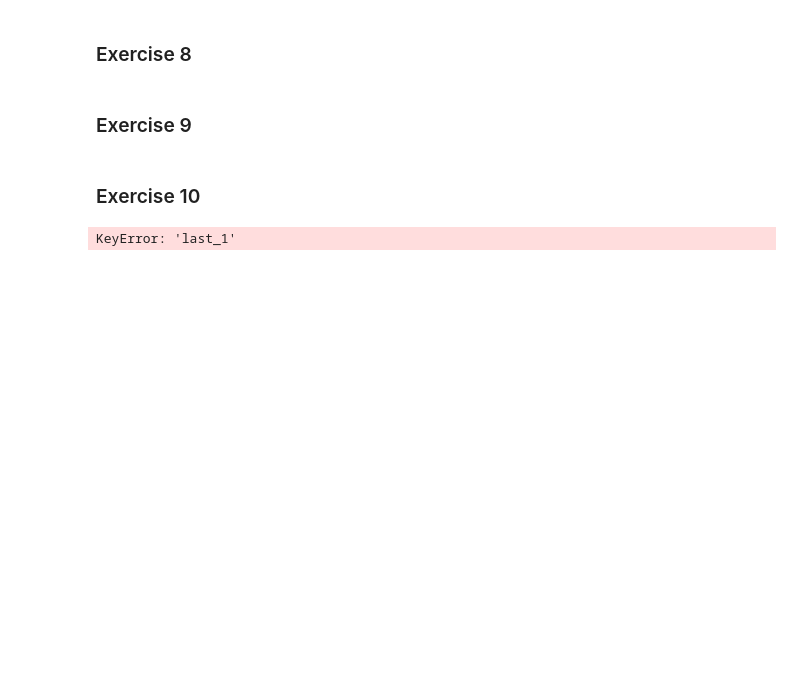
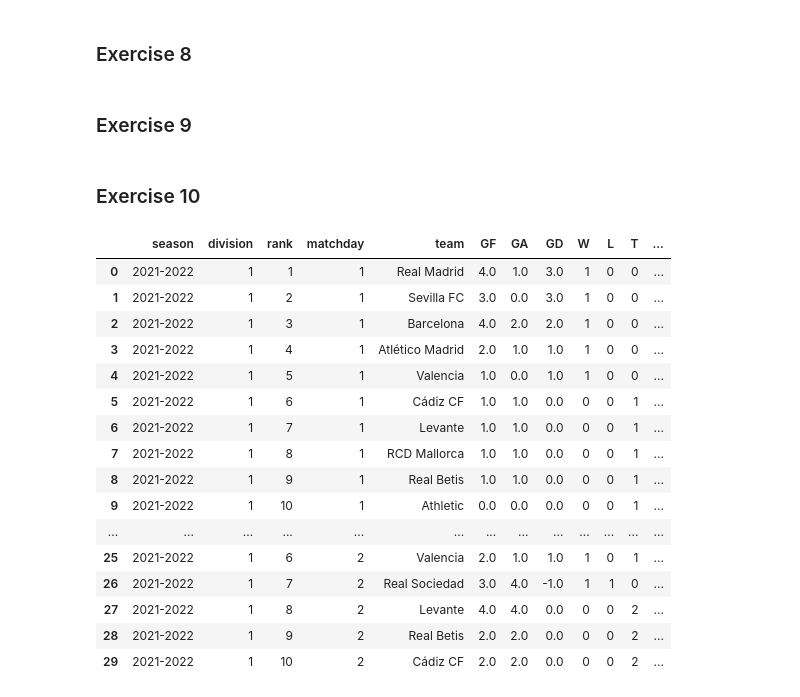
Before and after one commit to coders-unidas/la-quiniela, a Jupyter notebook: analysis/data_analysis.ipynb, the cells around one changed output. Saved outputs shown, nothing was run; the diff lists cells and outputs as text; code cells hidden in the pictures; blank space fills up the shorter version.

```diff
--- a/analysis/data_analysis.ipynb
+++ b/analysis/data_analysis.ipynb
@@ -502,46 +481,56 @@ def custom_agg_func5(group):
 # %%
 df_class_home['W_safe'] = np.where(df_class_home['Winner'] == 1 , 1 ,0)
 df_class_home['L_safe'] = np.where(df_class_home['Winner'] == 0 , 1 ,0)
 df_class_home['T_safe'] = np.where(df_class_home['Winner'] == -1 , 1 ,0)
 
 df_class_away['W_safe'] = np.where(df_class_away['Winner'] == 0 , 1 ,0)
 df_class_away['L_safe'] = np.where(df_class_away['Winner'] == 1 , 1 ,0)
 df_class_away['T_safe'] = np.where(df_class_away['Winner'] == -1 , 1 ,0)
 
 df_class_away.rename(columns={'away_team':'team'}, inplace=True)
 df_class_home.rename(columns={'home_team':'team'}, inplace=True)
 df_classifiaction = df_class_away.merge(df_class_home,how='outer')
 df_classifiaction = df_classifiaction.groupby(['season', 'division','matchday','team']).sum().reset_index()
 
+df_classifiaction[['W','L','T','GF','GA']] = df_classifiaction.groupby([ 'division','season','team'])[['W_safe','L_safe','T_safe','GF_safe','GA_safe']].cumsum()
+df_classifiaction['result_matchday'] = np.where(df_classifiaction['W_safe']==1,'W',np.where(df_classifiaction['L_safe']==1,'L','T'))
 
-#df_classifiaction['last_5']= df_classifiaction.groupby(['season','division','team'])['last_1'].agg(custom_agg_func5)
-def last_5_results(group):
-    last_5 = []
-    for i in range(5):
-        last_5.append(group['last_1'].shift(i))
-    return last_5
-#df_classifiaction = df_classifiaction.merge(df_classifiaction_b, on=['season', 'division', 'team'], how='left')
-
-df_classifiaction[['W','L','T','GF','GA']] = df_classifiaction.groupby([ 'division','season','team'])[['W_safe','L_safe','T_safe','GF_safe','GA_safe']].cumsum()
-df_classifiaction['last_1'] = np.where(df_classifiaction['W_safe']==1,'W',np.where(df_classifiaction['L_safe']==1,'L','T'))
+for i in range(5):
+    df_classifiaction[f"last_{i}"] = df_classifiaction.groupby(['division','season' ,'team'])['result_matchday'].shift(i+1)
 
 df_classifiaction['GD'] = df_classifiaction['GF'] - df_classifiaction['GA']
 df_classifiaction['Pts'] = (df_classifiaction['W']) * 3 + df_classifiaction['T']
 df_classifiaction['year_of_start']=df_classifiaction['season'].str.split("-").str[0].astype(int)
 
+df_classifiaction["last_5"] = df_classifiaction[[f"last_{i}" for i in range(5)]].agg(lambda x: [i for i in x if not pd.isna(i)], axis=1)
+
 df_classifiaction_ordered = df_classifiaction.sort_values(by=['year_of_start'], ascending=False)
 df_classifiaction_ordered = df_classifiaction_ordered.sort_values(by=['year_of_start','division'],ascending=[False,True])
-#df_classifiaction_ordered['last_5'] = df_classifiaction_ordered.apply(last_5_results)
 df_classifiaction_ordered = df_classifiaction_ordered.sort_values(by=['year_of_start','division','matchday'], ascending=[False,True,True])
 df_classifiaction_ordered = df_classifiaction_ordered.sort_values(by=['year_of_start','division','matchday', 'Pts'],ascending=[False,True,True,False])
 df_classifiaction_ordered = df_classifiaction_ordered.sort_values(by=['year_of_start','division','matchday', 'Pts','GD'],ascending=[False,True,True,False,False])
 df_classifiaction_ordered = df_classifiaction_ordered.sort_values(by=['year_of_start','division','matchday', 'Pts', 'GD', 'GF'],ascending=[False,True,True,False,False,False]).reset_index(drop=True)
 
-# df_classifiaction_ordered = df_classifiaction_ordered.groupby(['season','team','matchday'])['last_1'].agg(last_5_results)
+df_classifiaction_ordered['rank']=df_classifiaction_ordered.groupby(['year_of_start','division','matchday']).cumcount()+1
 
-#df_classifiaction_ordered.head(30)
+df_classifiaction_ordered_final = df_classifiaction_ordered[['season','division','rank','matchday','team','GF','GA','GD','W','L','T','last_5']]
 
-
-df_classifiaction_ordered
+df_classifiaction_ordered_final.head(30)
 # %% [output]
-KeyError: 'last_1'
+|  | season | division | rank | matchday | team | GF | GA | GD | W | L | T | ... |
+| 0 | 2021-2022 | 1 | 1 | 1 | Real Madrid | 4.0 | 1.0 | 3.0 | 1 | 0 | 0 | ... |
+| 1 | 2021-2022 | 1 | 2 | 1 | Sevilla FC | 3.0 | 0.0 | 3.0 | 1 | 0 | 0 | ... |
+| 2 | 2021-2022 | 1 | 3 | 1 | Barcelona | 4.0 | 2.0 | 2.0 | 1 | 0 | 0 | ... |
+| 3 | 2021-2022 | 1 | 4 | 1 | Atlético Madrid | 2.0 | 1.0 | 1.0 | 1 | 0 | 0 | ... |
+| 4 | 2021-2022 | 1 | 5 | 1 | Valencia | 1.0 | 0.0 | 1.0 | 1 | 0 | 0 | ... |
+| 5 | 2021-2022 | 1 | 6 | 1 | Cádiz CF | 1.0 | 1.0 | 0.0 | 0 | 0 | 1 | ... |
+| 6 | 2021-2022 | 1 | 7 | 1 | Levante | 1.0 | 1.0 | 0.0 | 0 | 0 | 1 | ... |
+| 7 | 2021-2022 | 1 | 8 | 1 | RCD Mallorca | 1.0 | 1.0 | 0.0 | 0 | 0 | 1 | ... |
+| 8 | 2021-2022 | 1 | 9 | 1 | Real Betis | 1.0 | 1.0 | 0.0 | 0 | 0 | 1 | ... |
+| 9 | 2021-2022 | 1 | 10 | 1 | Athletic | 0.0 | 0.0 | 0.0 | 0 | 0 | 1 | ... |
+| ... | ... | ... | ... | ... | ... | ... | ... | ... | ... | ... | ... | ... |
+| 25 | 2021-2022 | 1 | 6 | 2 | Valencia | 2.0 | 1.0 | 1.0 | 1 | 0 | 1 | ... |
+| 26 | 2021-2022 | 1 | 7 | 2 | Real Sociedad | 3.0 | 4.0 | -1.0 | 1 | 1 | 0 | ... |
+| 27 | 2021-2022 | 1 | 8 | 2 | Levante | 4.0 | 4.0 | 0.0 | 0 | 0 | 2 | ... |
+| 28 | 2021-2022 | 1 | 9 | 2 | Real Betis | 2.0 | 2.0 | 0.0 | 0 | 0 | 2 | ... |
+| 29 | 2021-2022 | 1 | 10 | 2 | Cádiz CF | 2.0 | 2.0 | 0.0 | 0 | 0 | 2 | ... |
```
Also changed, not shown: parts of 1 cell of this notebook.
